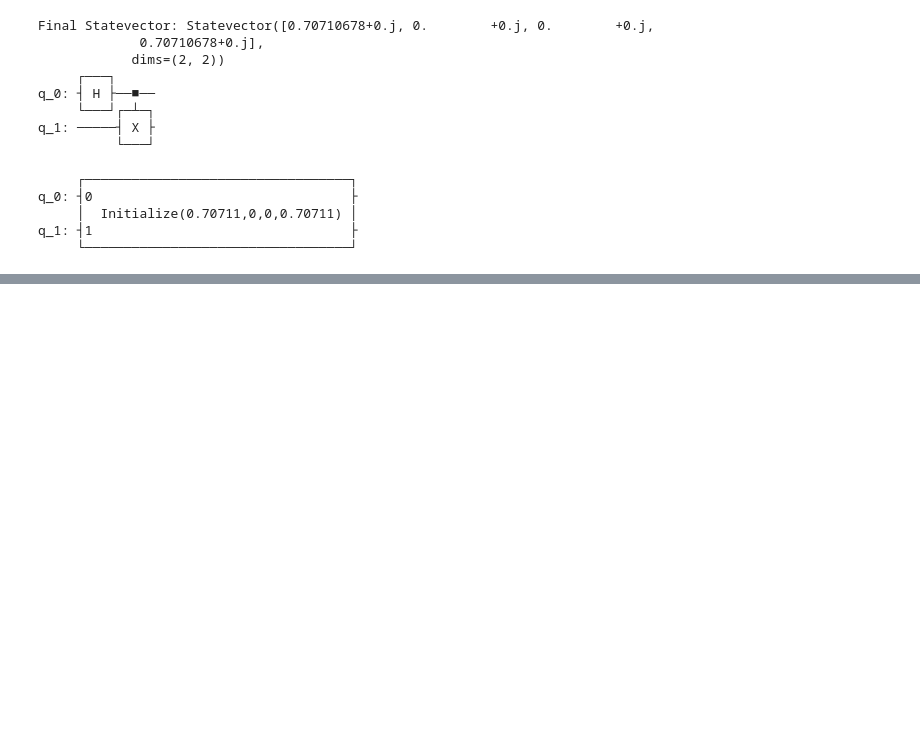
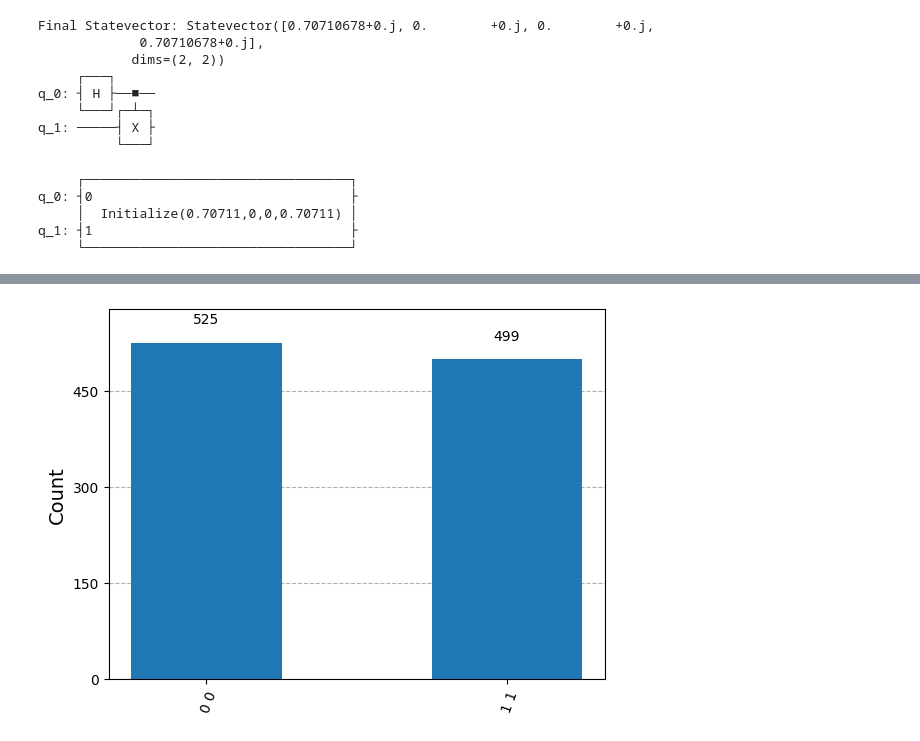
Before and after one commit to bswaroopreddy/tutorial-Qiskit, a Jupyter notebook: Quantum_Circuits.ipynb, the cells around one changed output, grey strips where cells are left out. Cells and saved outputs as stored; diff of their text form; code cells hidden in the pictures; blank space fills up the shorter version.

```diff
--- a/Quantum_Circuits.ipynb
+++ b/Quantum_Circuits.ipynb
@@ -236,0 +303,8 @@ $$\frac{1}{2} |00\rangle- \frac{1}{2} |01\rangle+\frac{1}{2} |10\rangle+\frac{1}
+# %%
+from qiskit_aer import AerSimulator
+
+result = AerSimulator().run(qc).result()
+statistics = result.get_counts()
+display(plot_histogram(statistics))
+# %% [output]
+[figure, added]
```
Also changed, not shown: parts of 4 cells of this notebook.
